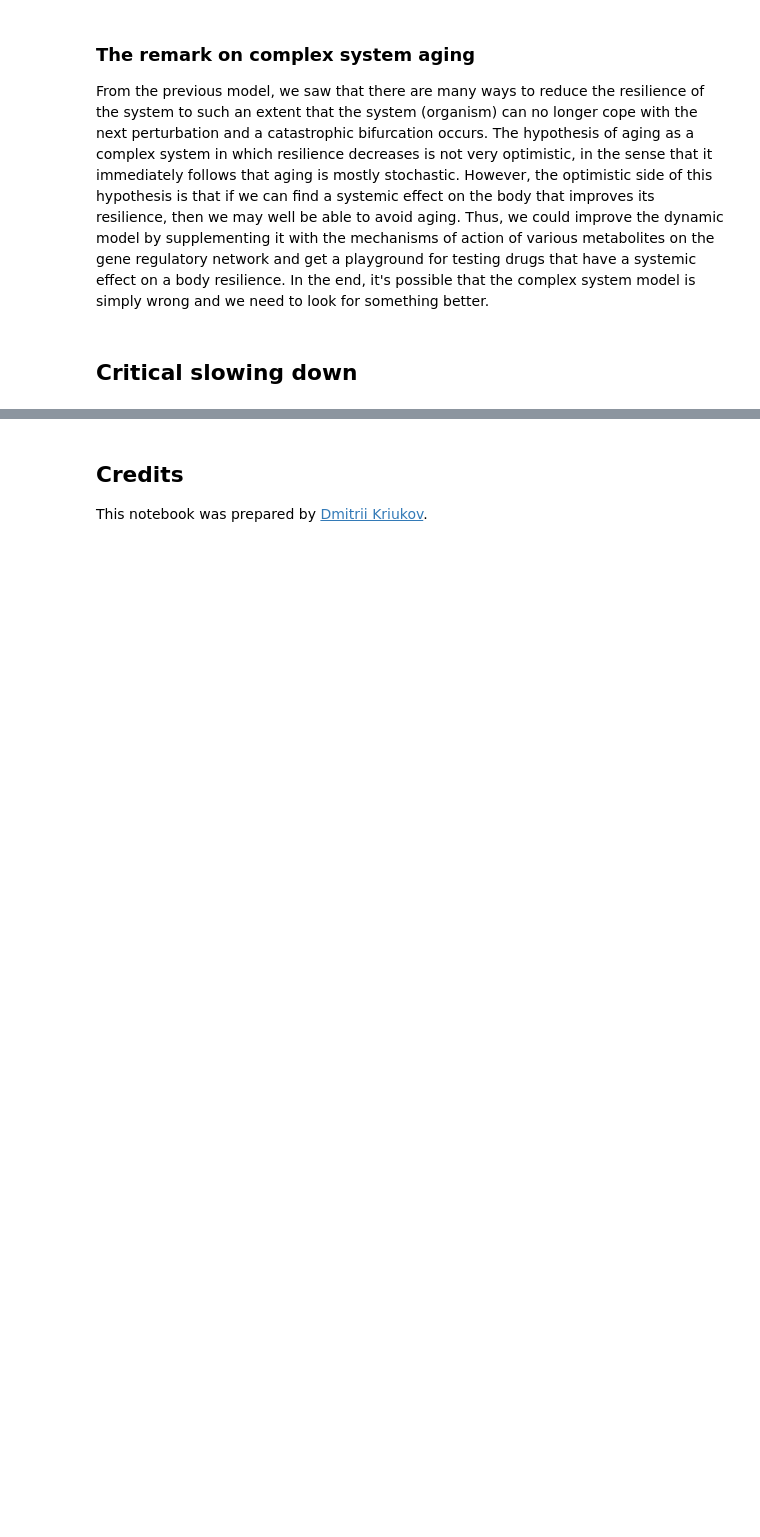
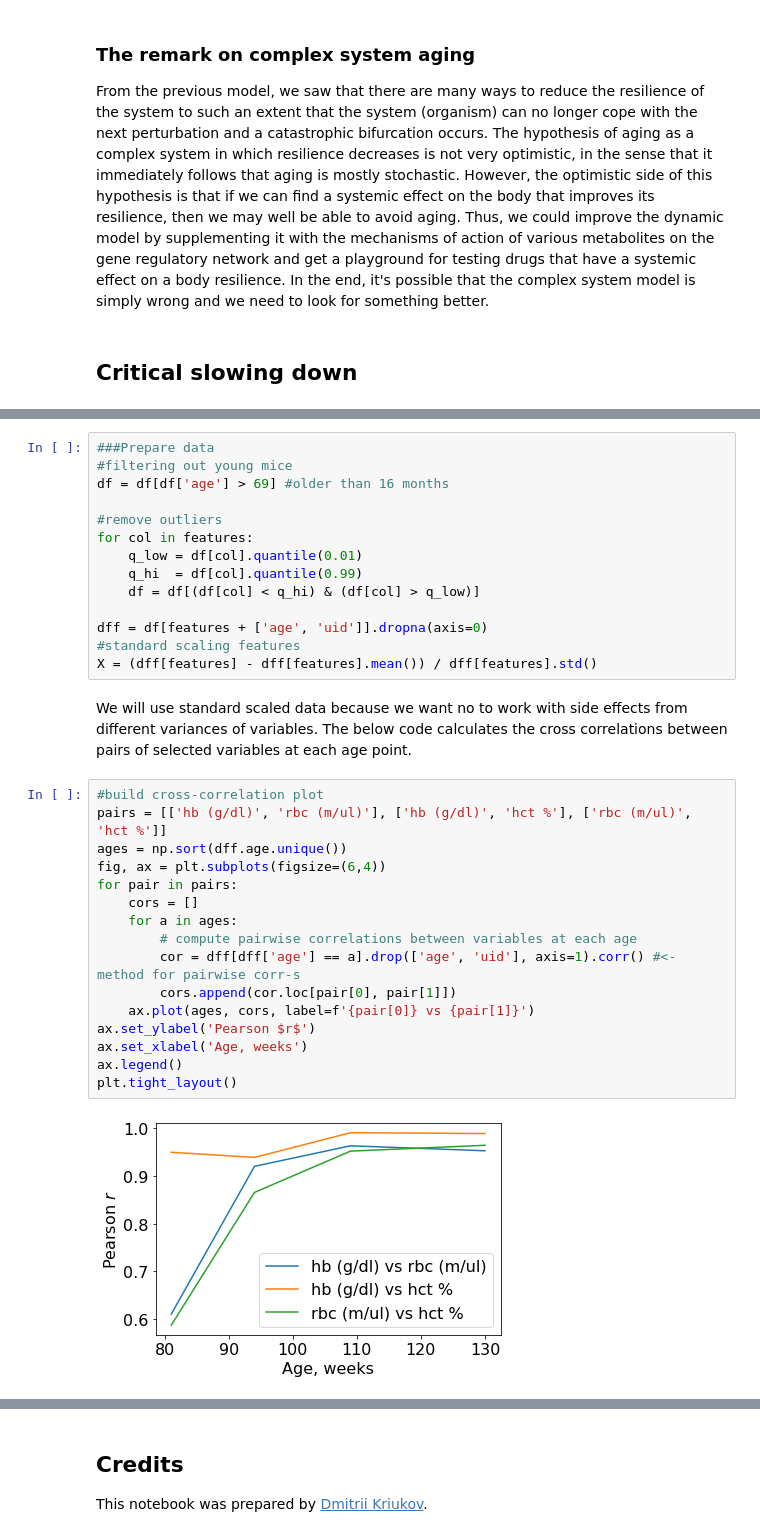
Before and after one commit to ComputationalAgingLab/computational_aging_course, a Jupyter notebook: _sources/dyn/system_resilience.ipynb, the cells around one changed output, grey strips where cells are left out. Saved outputs shown, nothing was run; the diff lists cells and outputs as text; blank space fills up the shorter version.

```diff
--- a/_sources/dyn/system_resilience.ipynb
+++ b/_sources/dyn/system_resilience.ipynb
@@ -1191,0 +1324,34 @@ From the previous model, we saw that there are many ways to reduce the resilienc
+# %%
+###Prepare data
+#filtering out young mice
+df = df[df['age'] > 69] #older than 16 months
+
+#remove outliers
+for col in features:
+    q_low = df[col].quantile(0.01)
+    q_hi  = df[col].quantile(0.99)
+    df = df[(df[col] < q_hi) & (df[col] > q_low)]
+
+dff = df[features + ['age', 'uid']].dropna(axis=0)
+#standard scaling features
+X = (dff[features] - dff[features].mean()) / dff[features].std()
+# %% [markdown]
+We will use standard scaled data because we want no to work with side effects from different variances of variables. The below code calculates the cross correlations between pairs of selected variables at each age point.
+# %%
+#build cross-correlation plot
+pairs = [['hb (g/dl)', 'rbc (m/ul)'], ['hb (g/dl)', 'hct %'], ['rbc (m/ul)', 'hct %']]
+ages = np.sort(dff.age.unique())
+fig, ax = plt.subplots(figsize=(6,4))
+for pair in pairs:
+    cors = []
+    for a in ages:
+        # compute pairwise correlations between variables at each age
+        cor = dff[dff['age'] == a].drop(['age', 'uid'], axis=1).corr() #<- method for pairwise corr-s
+        cors.append(cor.loc[pair[0], pair[1]])
+    ax.plot(ages, cors, label=f'{pair[0]} vs {pair[1]}')
+ax.set_ylabel('Pearson $r$')
+ax.set_xlabel('Age, weeks')
+ax.legend()
+plt.tight_layout()
+# %% [output]
+[figure, added]
```
Also changed, not shown: parts of 34 cells of this notebook, 14 other files.
